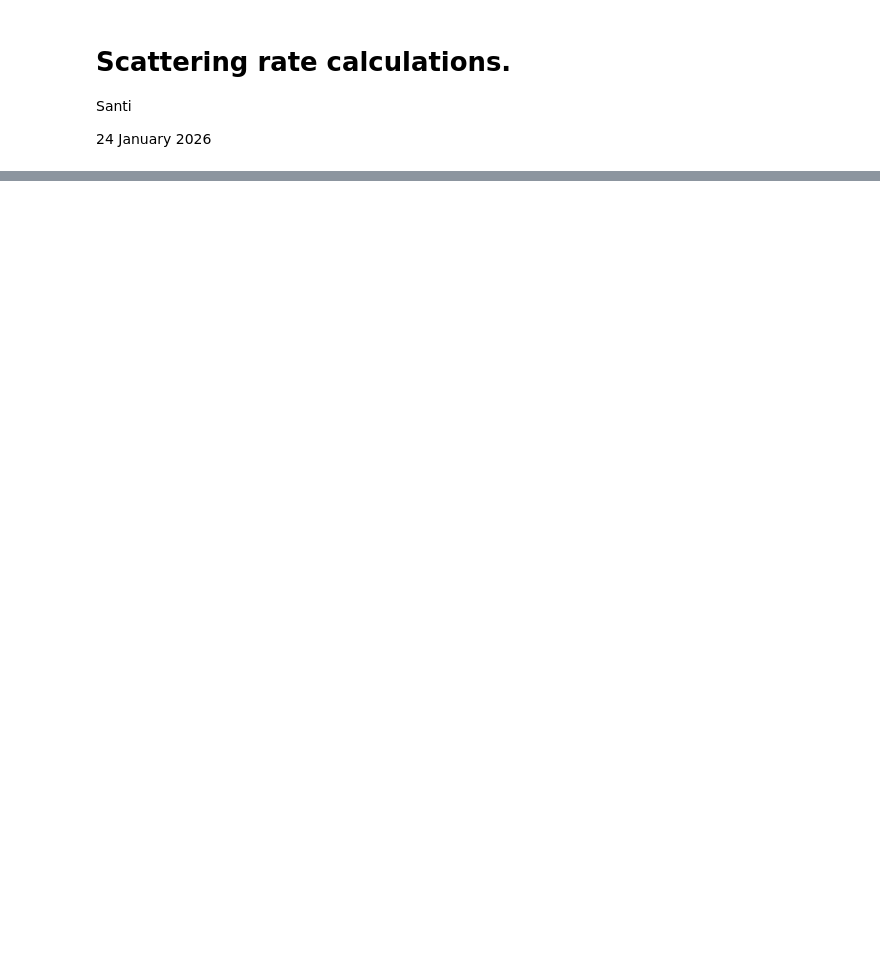
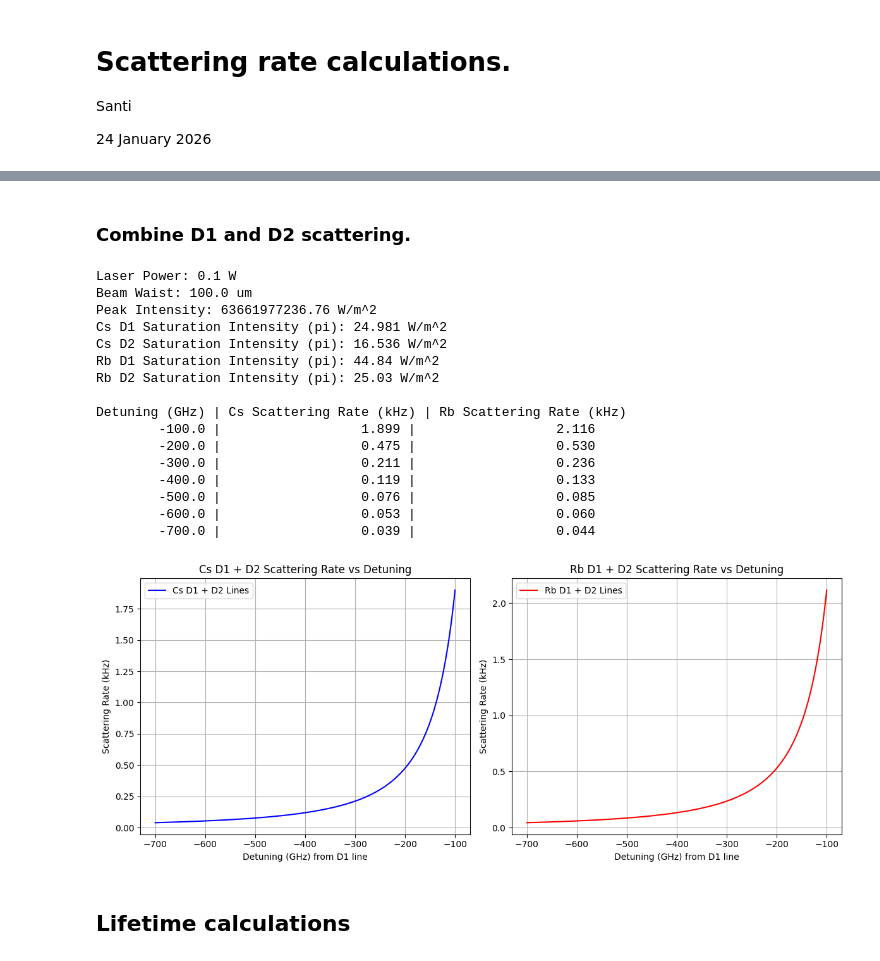
Before and after one commit to Lopez-Santi/RbCs-simulations, a Jupyter notebook: lattice transport/scatteringRate.ipynb, the cells around one changed output, grey strips where cells are left out. Drawn from its saved outputs; the diff is of its cells as text; code cells hidden in the pictures; blank space fills up the shorter version.

```diff
--- a/lattice transport/scatteringRate.ipynb
+++ b/lattice transport/scatteringRate.ipynb
@@ -152,0 +194,71 @@ Rb D1 Saturation Intensity (pi): 44.84 W/m^2
+# %% [markdown]
+### Combine D1 and D2 scattering.
+# %%
+# now the same thing for D1 line
+detunings = np.linspace(-700e9, -100e9, 1000)  # Detunings from -700 GHz to -100 GHz
+waist = 100e-6  # Beam waist in meters
+power = 0.1  # Laser power in Watts
+
+intensity = Gaussian_beam_peak_intensity(power, waist)  # Calculate peak intensity
+
+
+Cs_scattering_rates = calc_scattering_rate(intensity, Cs_D1_pi_Isat, detunings, Cs_D1_gamma) + calc_scattering_rate(intensity, Cs_D2_pi_Isat, detunings + Cs_D1_frequency - Cs_D2_frequency, Cs_D2_gamma)  # Cs D1 + D2 scattering rates
+Rb_scattering_rates = calc_scattering_rate(intensity, Rb_D1_pi_Isat, detunings, Rb_D1_gamma) + calc_scattering_rate(intensity, Rb_D2_pi_Isat, detunings + Rb_D1_frequency - Rb_D2_frequency, Rb_D2_gamma)  # Rb D1 + D2 scattering rates
+
+# print out the parameters used
+print(f"Laser Power: {power} W")
+print(f"Beam Waist: {waist*1e6} um")
+print(f"Peak Intensity: {intensity*1e4:.2f} W/m^2")
+print(f"Cs D1 Saturation Intensity (pi): {Cs_D1_pi_Isat} W/m^2")
+print(f"Cs D2 Saturation Intensity (pi): {Cs_D2_pi_Isat} W/m^2")
+print(f"Rb D1 Saturation Intensity (pi): {Rb_D1_pi_Isat} W/m^2")
+print(f"Rb D2 Saturation Intensity (pi): {Rb_D2_pi_Isat} W/m^2")
+
+
+# print a table of the scattering rates at specific detunings
+specific_detunings = [-100e9, -200e9, -300e9, -400e9, -500e9, -600e9, -700e9]  # in Hz
+print("\nDetuning (GHz) | Cs Scattering Rate (kHz) | Rb Scattering Rate (kHz)")
+for detuning in specific_detunings:
+    Cs_rate = calc_scattering_rate(intensity, Cs_D1_pi_Isat, detuning, Cs_D1_gamma) + calc_scattering_rate(intensity, Cs_D2_pi_Isat, detuning + Cs_D1_frequency - Cs_D2_frequency, Cs_D2_gamma)
+    Rb_rate = calc_scattering_rate(intensity, Rb_D1_pi_Isat, detuning, Rb_D1_gamma) + calc_scattering_rate(intensity, Rb_D2_pi_Isat, detuning + Rb_D1_frequency - Rb_D2_frequency, Rb_D2_gamma)
+    print(f"{detuning*1e-9:>14.1f} | {Cs_rate*1e-3:>22.3f} | {Rb_rate*1e-3:>22.3f}")
+
+# create a side-by-side plot for each  (detuning (GHz) vs scattering rate (kHz))
+# do not write axis labels in scientific notation
+plt.rcParams['axes.formatter.useoffset'] = False
+fig, (ax1, ax2) = plt.subplots(1, 2, figsize=(12, 5))
+ax1.plot(detunings*1e-9, Cs_scattering_rates*1e-3, label='Cs D1 + D2 Lines', color='blue')
+ax1.set_title('Cs D1 + D2 Scattering Rate vs Detuning')
+ax1.set_xlabel('Detuning (GHz) from D1 line')
+ax1.set_ylabel('Scattering Rate (kHz)')
+ax1.grid()
+ax1.legend()
+
+ax2.plot(detunings*1e-9, Rb_scattering_rates*1e-3, label='Rb D1 + D2 Lines', color='red')
+ax2.set_title('Rb D1 + D2 Scattering Rate vs Detuning')
+ax2.set_xlabel('Detuning (GHz) from D1 line')
+ax2.set_ylabel('Scattering Rate (kHz)')
+ax2.grid()
+ax2.legend()
+plt.tight_layout()
+plt.show()
+# %% [output]
+Laser Power: 0.1 W
+Beam Waist: 100.0 um
+Peak Intensity: 63661977236.76 W/m^2
+Cs D1 Saturation Intensity (pi): 24.981 W/m^2
+Cs D2 Saturation Intensity (pi): 16.536 W/m^2
+Rb D1 Saturation Intensity (pi): 44.84 W/m^2
+Rb D2 Saturation Intensity (pi): 25.03 W/m^2
+
+Detuning (GHz) | Cs Scattering Rate (kHz) | Rb Scattering Rate (kHz)
+        -100.0 |                  1.899 |                  2.116
+        -200.0 |                  0.475 |                  0.530
+        -300.0 |                  0.211 |                  0.236
+        -400.0 |                  0.119 |                  0.133
+        -500.0 |                  0.076 |                  0.085
+        -600.0 |                  0.053 |                  0.060
+        -700.0 |                  0.039 |                  0.044
+[figure, added]
+# %% [markdown]
+## Lifetime calculations
```
Also changed, not shown: parts of 6 cells of this notebook.
